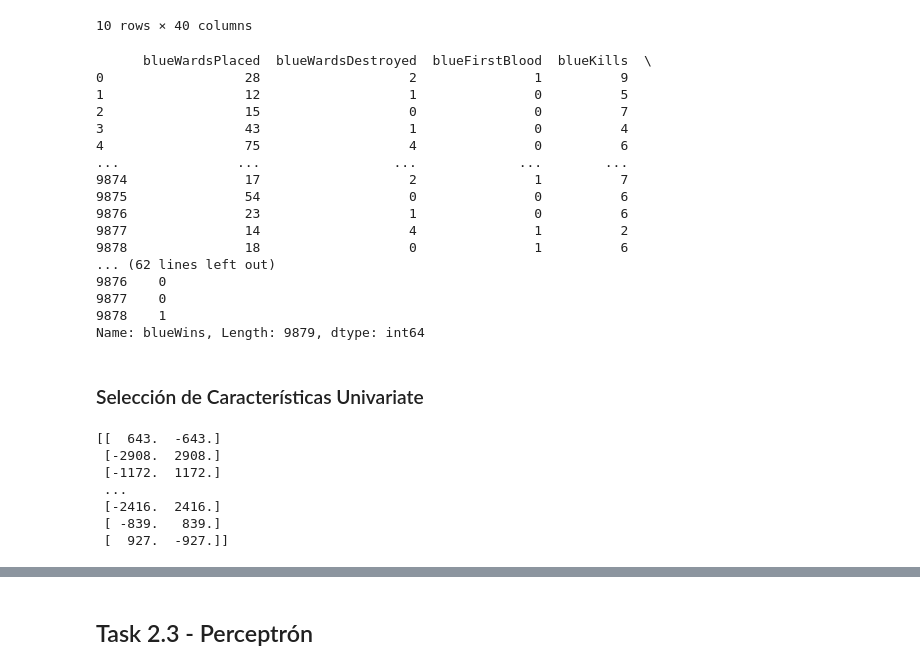
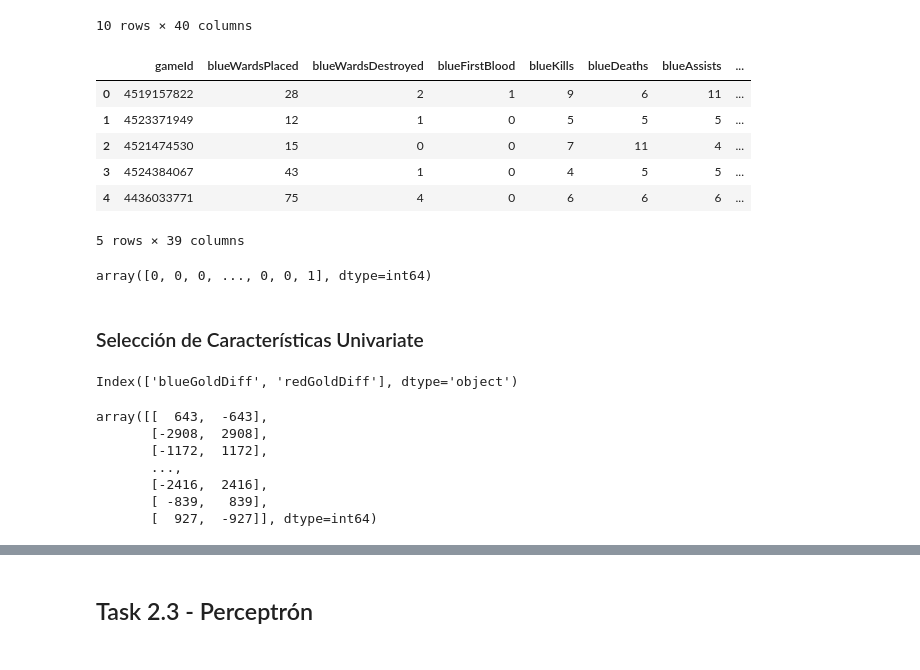
Before and after one commit to angelcast2002/Lab03-IA, a Jupyter notebook: lab03.ipynb, the cells around one changed output, grey strips where cells are left out. Cells and saved outputs as stored; diff of their text form; code cells hidden in the pictures.

```diff
--- a/lab03.ipynb
+++ b/lab03.ipynb
@@ -147,43 +147,45 @@ datos.head(10)
 | 8 | 4443048030 | 0 | 16 | 3 | 0 | 7 | 7 | ... |
 | 9 | 4509433346 | 1 | 13 | 1 | 1 | 4 | 5 | ... |
 10 rows × 40 columns
-# %%
-X = datos.iloc[:, 2:-1]
-y = datos.iloc[:, 1]
-print(X)
-print(y)
-# %% [output]
-      blueWardsPlaced  blueWardsDestroyed  blueFirstBlood  blueKills  \
-0                  28                   2               1          9
-1                  12                   1               0          5
-2                  15                   0               0          7
-3                  43                   1               0          4
-4                  75                   4               0          6
-...               ...                 ...             ...        ...
-9874               17                   2               1          7
-9875               54                   0               0          6
-9876               23                   1               0          6
-9877               14                   4               1          2
-9878               18                   0               1          6
-... (62 lines left out)
-9876    0
-9877    0
-9878    1
-Name: blueWins, Length: 9879, dtype: int64
+# %%
+X = datos.drop("blueWins", axis=1)
+y = datos["blueWins"].values
+# %%
+X.head()
+# %% [output]
+|  | gameId | blueWardsPlaced | blueWardsDestroyed | blueFirstBlood | blueKills | blueDeaths | blueAssists | ... |
+| 0 | 4519157822 | 28 | 2 | 1 | 9 | 6 | 11 | ... |
+| 1 | 4523371949 | 12 | 1 | 0 | 5 | 5 | 5 | ... |
+| 2 | 4521474530 | 15 | 0 | 0 | 7 | 11 | 4 | ... |
+| 3 | 4524384067 | 43 | 1 | 0 | 4 | 5 | 5 | ... |
+| 4 | 4436033771 | 75 | 4 | 0 | 6 | 6 | 6 | ... |
+5 rows × 39 columns
+# %%
+y
+# %% [output]
+array([0, 0, 0, ..., 0, 0, 1], dtype=int64)
 # %% [markdown]
 ### Selección de Características Univariate
 # %%
 from sklearn.feature_selection import SelectKBest, f_classif
-X_new = SelectKBest(f_classif, k = 2).fit_transform(X, y)
-print(X_new)
+KBestSelector = SelectKBest(f_classif, k = 2)
+KBestSelector.fit(X, y)
+selected_columns_indice = KBestSelector.get_support(indices=True)
+selected_columns = X.columns[selected_columns_indice]
+print(selected_columns)
 # %% [output]
-[[  643.  -643.]
- [-2908.  2908.]
- [-1172.  1172.]
- ...
- [-2416.  2416.]
- [ -839.   839.]
- [  927.  -927.]]
+Index(['blueGoldDiff', 'redGoldDiff'], dtype='object')
+# %%
+X_new = X[selected_columns].values
+X_new
+# %% [output]
+array([[  643,  -643],
+       [-2908,  2908],
+       [-1172,  1172],
+       ...,
+       [-2416,  2416],
+       [ -839,   839],
+       [  927,  -927]], dtype=int64)
 # %%
 #Dividir el conjunto de datos en entrenamiento y prueba
 from sklearn.model_selection import train_test_split
```
Also changed, not shown: parts of 16 cells of this notebook.
